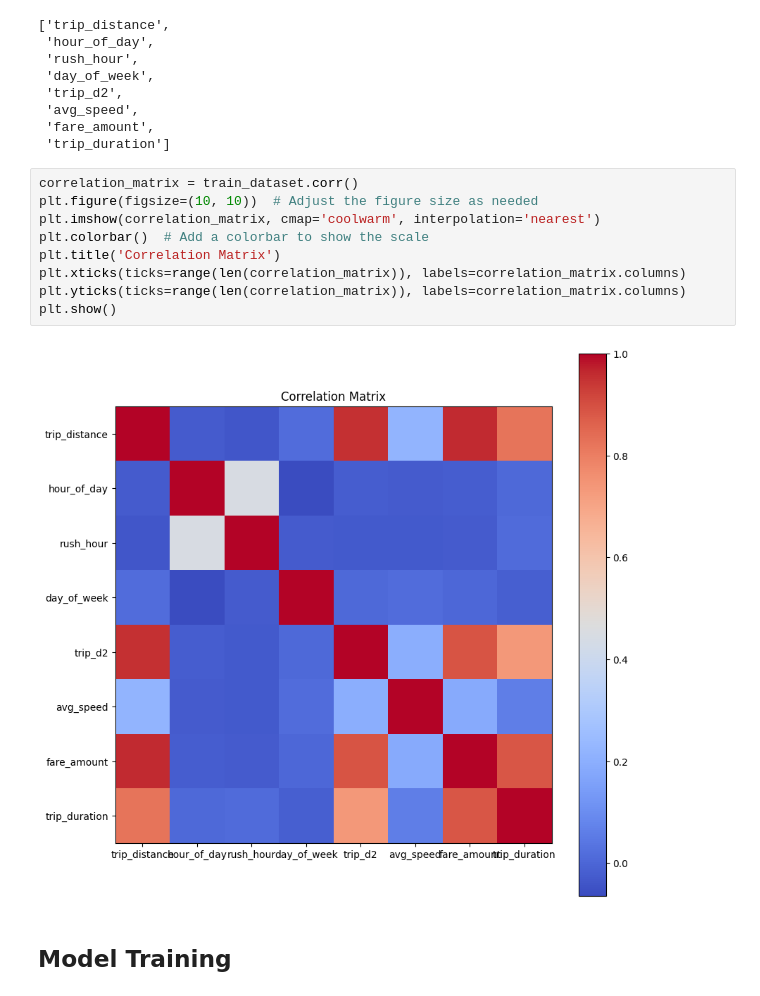
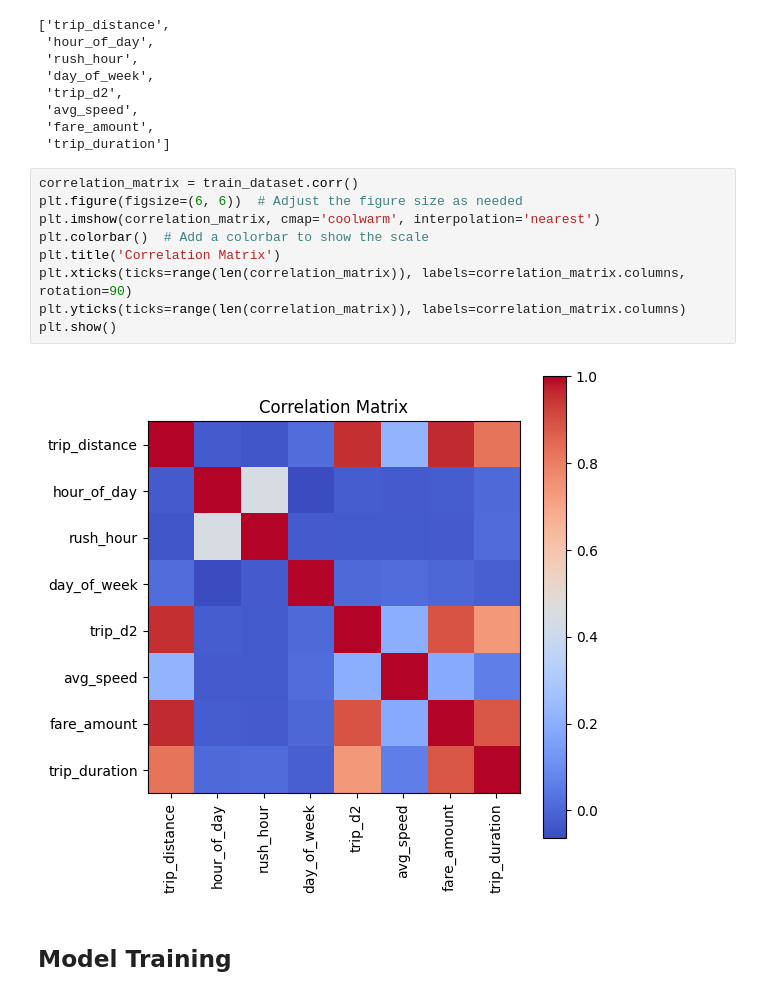
Before and after one commit to xtianhb/nyc_taxi_ml, a Jupyter notebook: model/model_train.ipynb, the cells around one changed output. Drawn from its saved outputs; the diff is of its cells as text.

```diff
--- a/model/model_train.ipynb
+++ b/model/model_train.ipynb
@@ -124,15 +127,15 @@ train_dataset.columns.to_list()
  'trip_duration']
 # %%
 correlation_matrix = train_dataset.corr()
-plt.figure(figsize=(10, 10))  # Adjust the figure size as needed
+plt.figure(figsize=(6, 6))  # Adjust the figure size as needed
 plt.imshow(correlation_matrix, cmap='coolwarm', interpolation='nearest')
 plt.colorbar()  # Add a colorbar to show the scale
 plt.title('Correlation Matrix')
-plt.xticks(ticks=range(len(correlation_matrix)), labels=correlation_matrix.columns)
+plt.xticks(ticks=range(len(correlation_matrix)), labels=correlation_matrix.columns, rotation=90)
 plt.yticks(ticks=range(len(correlation_matrix)), labels=correlation_matrix.columns)
 plt.show()
 # %% [output]
-[figure, old version]
+[figure, new version]
 # %% [markdown]
 ## Model Training
 # %%
```
Also changed, not shown: parts of 19 cells of this notebook, 3 other files.
